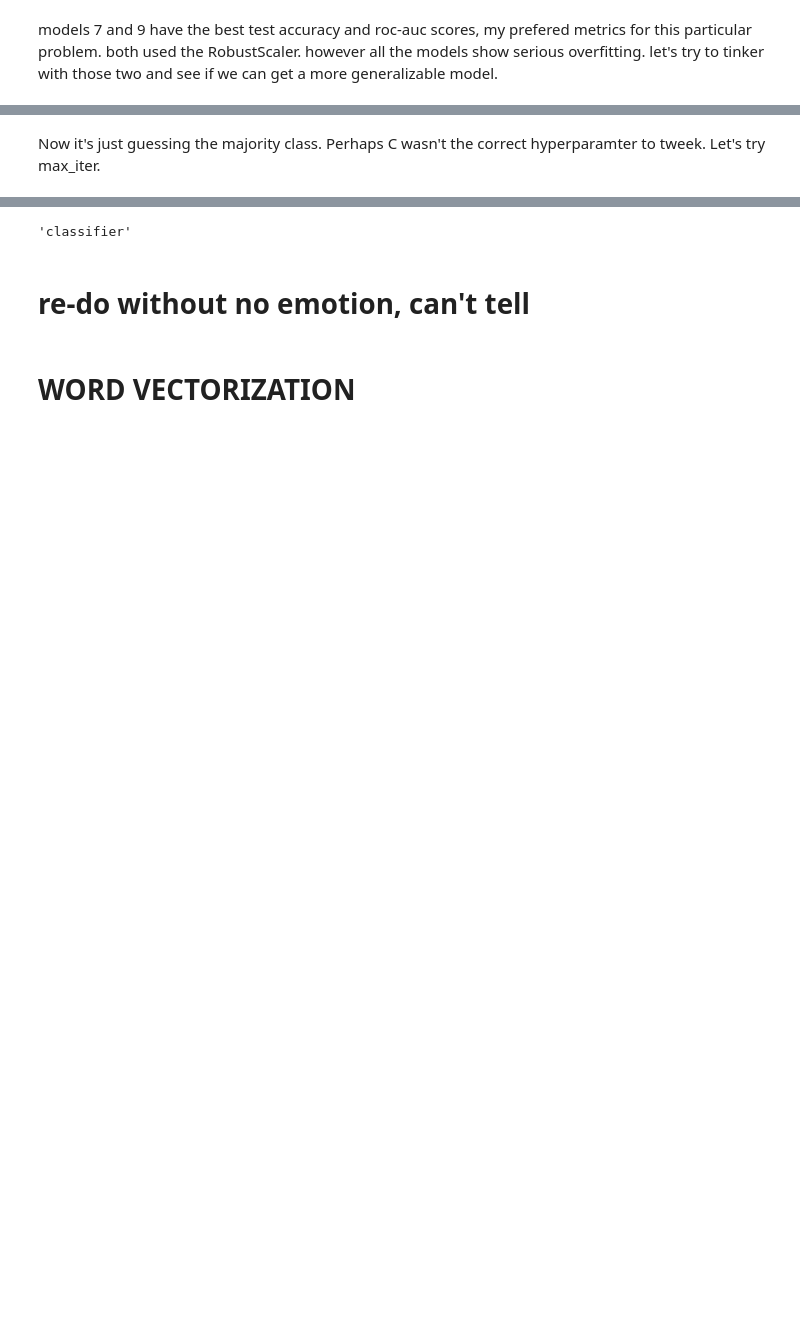
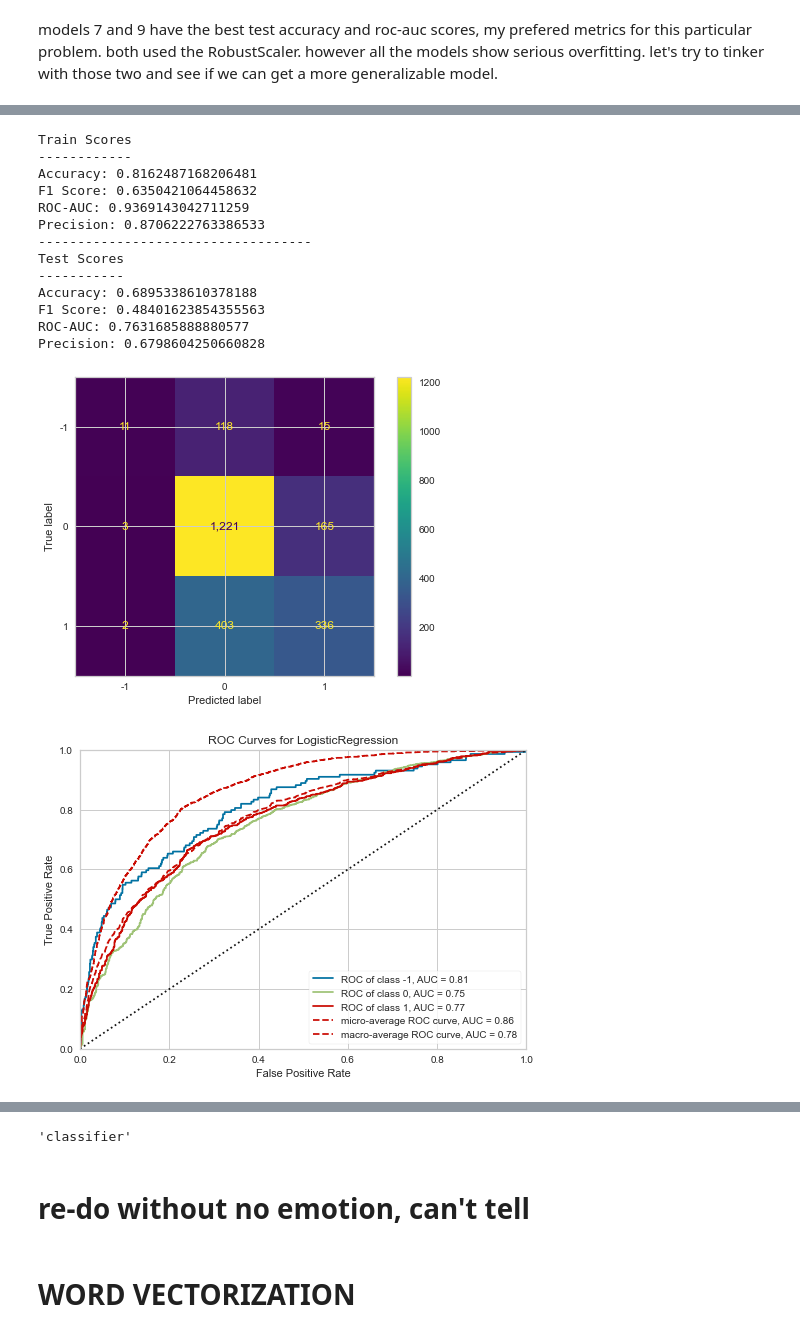
Before and after one commit to stone-ericm/sentiment_analysis_NLP_project-, a Jupyter notebook: notebook.ipynb, the cells around one changed output, grey strips where cells are left out. Saved outputs shown, nothing was run; the diff lists cells and outputs as text; code cells hidden in the pictures; blank space fills up the shorter version.

```diff
--- a/notebook.ipynb
+++ b/notebook.ipynb
@@ -1040,13 +1126,26 @@ C was clearly way too high. This suggests it should be around .01. Let's see wha
 # %%
-lr = LogisticRegression().set_params(**{'penalty': 'l2', 'max_iter': 5000, 'class_weight': None, 'C': .01})
-# rf = RandomForestClassifier().set_params({'n_estimators': 1000, 'min_samples_split': 2, 'max_features': 'auto', 'max_depth': 50, 'criterion': 'entropy', 'bootstrap': True})
-# for each in [lr, rf]:
 pipe = Pipeline([('tfidfv', TfidfVectorizer(stop_words=sw_list)),
                        ('scaler', RobustScaler(with_centering=False)),
-                        ('classifier', LogisticRegression(solver='saga', max_iter = 5000, C=.01, random_state=42))])
+                        ('classifier', LogisticRegression(solver='saga', max_iter = 5000, C=1, random_state=42))])
 
 models.append(({'classifier': pipe.steps[2][0], 'transformer': pipe.steps[0][0]}, pipe))
 
 # for each in models[-1]:
 mr = ModelRunner(model = models[-1], neutral = True, data = data, target = target)
 mr.run_model()
+# %% [output]
+Train Scores
+------------
+Accuracy: 0.8162487168206481
+F1 Score: 0.6350421064458632
+ROC-AUC: 0.9369143042711259
+Precision: 0.8706222763386533
+-----------------------------------
+Test Scores
+-----------
+Accuracy: 0.6895338610378188
+F1 Score: 0.48401623854355563
+ROC-AUC: 0.7631685888880577
+Precision: 0.6798604250660828
+[figure, added]
+[figure, added]
@@ -1053,2 +1153,0 @@ mr.run_model()
-# %% [markdown]
-Now it's just guessing the majority class. Perhaps C wasn't the correct hyperparamter to tweek. Let's try max_iter.
```
Also changed, not shown: parts of 34 cells of this notebook.
